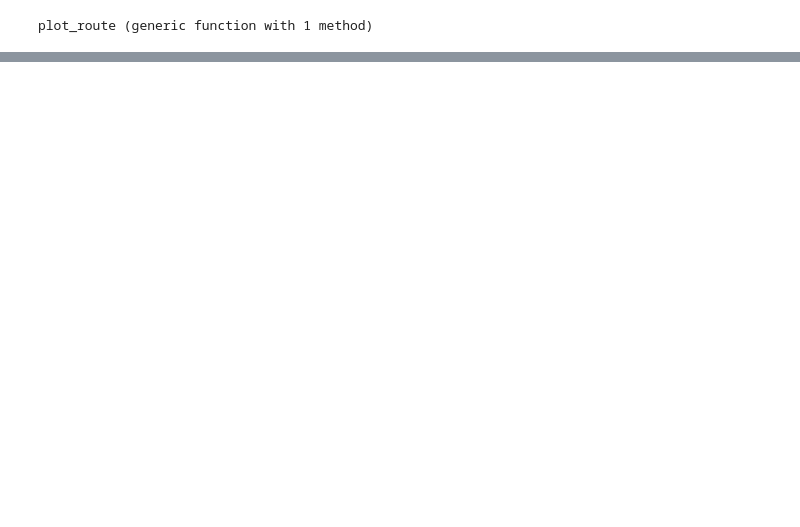
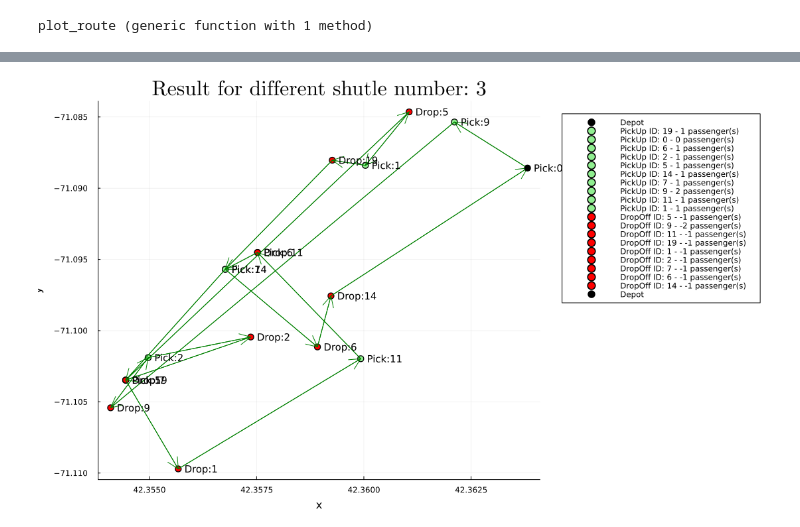
Before and after one commit to victor-radermecker/MIT-Shuttle-Service-Optimization-Project, a Jupyter notebook: code/model_one_real_data.ipynb, the cells around one changed output, grey strips where cells are left out. Saved outputs shown, nothing was run; the diff lists cells and outputs as text; code cells hidden in the pictures; blank space fills up the shorter version.

```diff
--- a/code/model_one_real_data.ipynb
+++ b/code/model_one_real_data.ipynb
@@ -357,3 +383,7 @@ plots[2]
+# %%
+plots[3]
+# %% [output]
+[figure, added]
 # %%
 # get the indices all the elements equal to 1 in x_values
 vals = [findall(x_values[:, :, i] .== 1)[1] for i=1:K]
```
Also changed, not shown: parts of 12 cells of this notebook, 3 other files.
